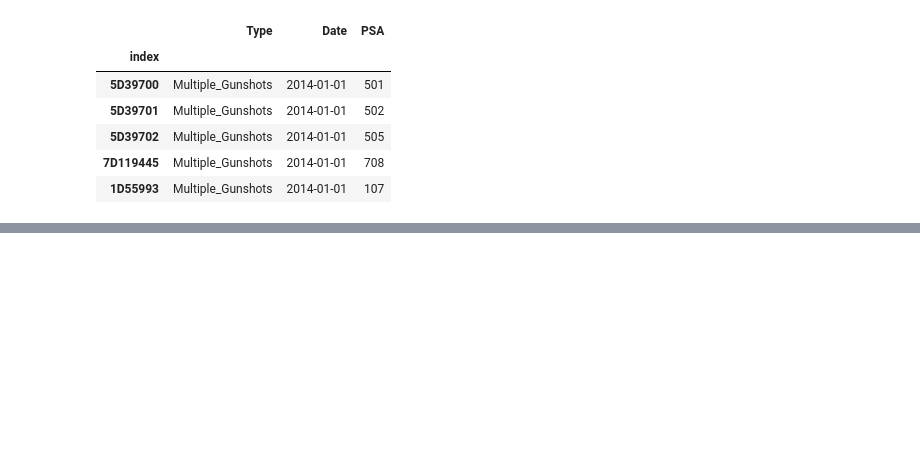
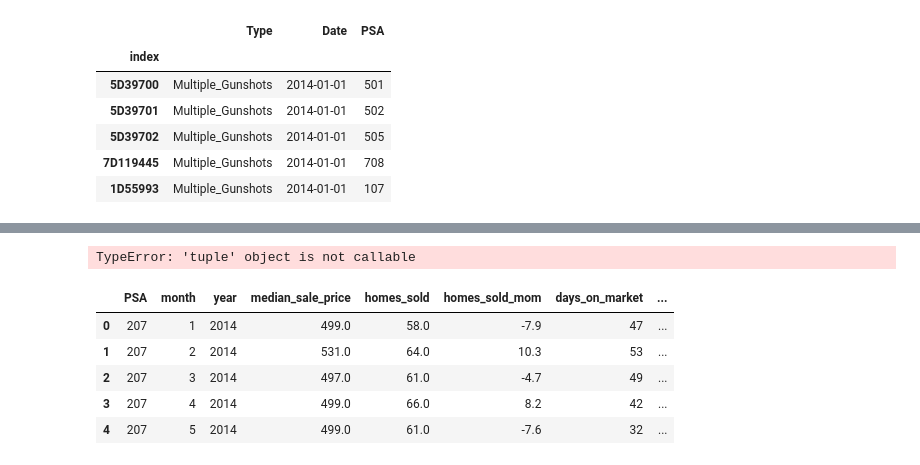
Before and after one commit to haoapple/The_Lab_DC_client_project, a Jupyter notebook: 03.Feature Engineering.ipynb, the cells around one changed output, grey strips where cells are left out. Saved outputs shown, nothing was run; the diff lists cells and outputs as text; code cells hidden in the pictures; blank space fills up the shorter version.

```diff
--- a/03.Feature Engineering.ipynb
+++ b/03.Feature Engineering.ipynb
@@ -77,0 +133,20 @@ shots_psa.head()
+# %%
+shots_psa.rename(columns=('PSA', 'Year', 'Month', 'Type_Multiple_Gunshots', 'Type_Single_Gunshots'))
+# %% [output]
+TypeError: 'tuple' object is not callable
+# %%
+homes = pd.read_csv('./assets/housing_data_psa.csv', index_col='Unnamed: 0')
+# %%
+look_up = {'Jan': '1', 'Feb': '2', 'Mar': '3', 'Apr': '4', 'May': '5',
+            'Jun': '6', 'Jul': '7', 'Aug': '8', 'Sep': '9', 'Oct': '10', 'Nov': '11', 'Dec': '12'}
+# %%
+homes.month = homes.month.map(look_up)
+# %%
+homes.head()
+# %% [output]
+|  | PSA | month | year | median_sale_price | homes_sold | homes_sold_mom | days_on_market | ... |
+| 0 | 207 | 1 | 2014 | 499.0 | 58.0 | -7.9 | 47 | ... |
+| 1 | 207 | 2 | 2014 | 531.0 | 64.0 | 10.3 | 53 | ... |
+| 2 | 207 | 3 | 2014 | 497.0 | 61.0 | -4.7 | 49 | ... |
+| 3 | 207 | 4 | 2014 | 499.0 | 66.0 | 8.2 | 42 | ... |
+| 4 | 207 | 5 | 2014 | 499.0 | 61.0 | -7.6 | 32 | ... |
```
Also changed, not shown: parts of 16 cells of this notebook, 1 other file.
